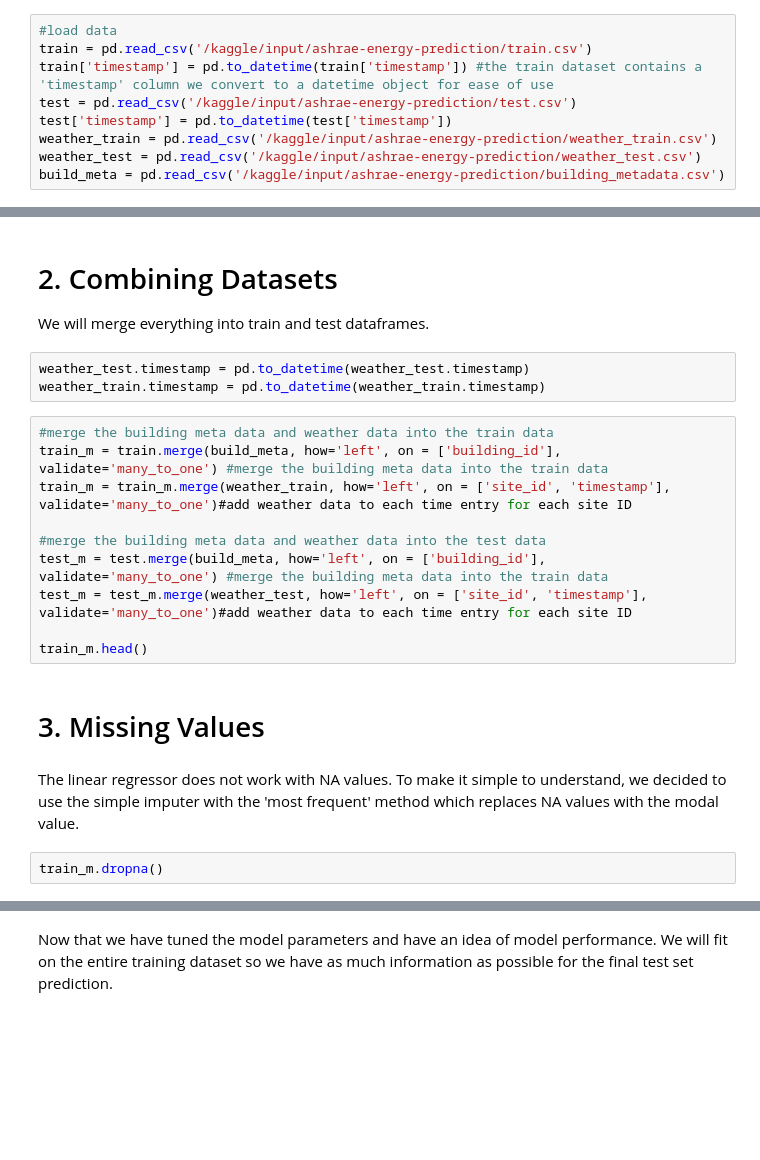
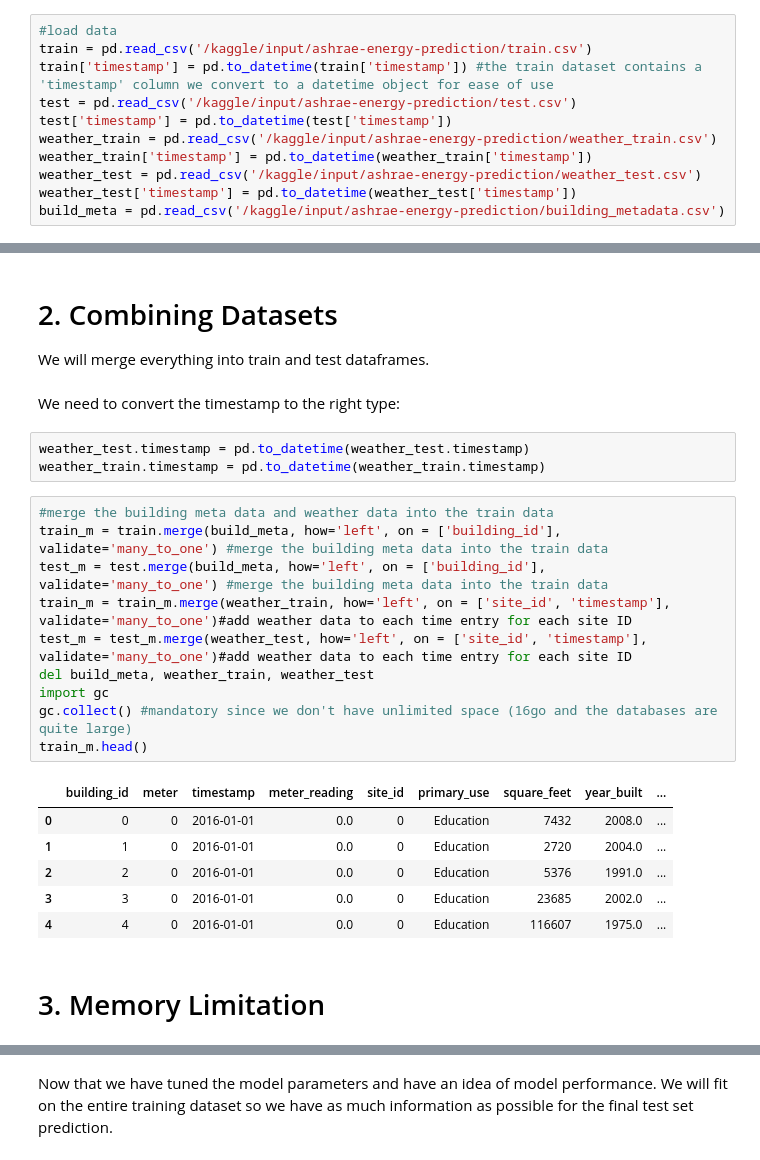
Before and after one commit to DataCampM2DSSAF/suivi_ashrae_fadadedata, a Jupyter notebook: src/ashrae-energy-predictions-first-submission.ipynb, the cells around one changed output, grey strips where cells are left out. Cells and saved outputs as stored; diff of their text form; blank space fills up the shorter version.

```diff
--- a/src/ashrae-energy-predictions-first-submission.ipynb
+++ b/src/ashrae-energy-predictions-first-submission.ipynb
@@ -30,5 +29,7 @@ train['timestamp'] = pd.to_datetime(train['timestamp']) #the train dataset conta
 test = pd.read_csv('/kaggle/input/ashrae-energy-prediction/test.csv')
 test['timestamp'] = pd.to_datetime(test['timestamp'])
 weather_train = pd.read_csv('/kaggle/input/ashrae-energy-prediction/weather_train.csv')
+weather_train['timestamp'] = pd.to_datetime(weather_train['timestamp'])
 weather_test = pd.read_csv('/kaggle/input/ashrae-energy-prediction/weather_test.csv')
+weather_test['timestamp'] = pd.to_datetime(weather_test['timestamp'])
 build_meta = pd.read_csv('/kaggle/input/ashrae-energy-prediction/building_metadata.csv')
@@ -37,22 +46,27 @@ For a simple first model, we are going to merge the training sets to gather all
 # %% [markdown]
 # <a id='2'>2. Combining Datasets</a>
 We will merge everything into train and test dataframes.
+# %% [markdown]
+We need to convert the timestamp to the right type:
 # %%
 weather_test.timestamp = pd.to_datetime(weather_test.timestamp)
 weather_train.timestamp = pd.to_datetime(weather_train.timestamp)
 # %%
 #merge the building meta data and weather data into the train data
 train_m = train.merge(build_meta, how='left', on = ['building_id'], validate='many_to_one') #merge the building meta data into the train data
+test_m = test.merge(build_meta, how='left', on = ['building_id'], validate='many_to_one') #merge the building meta data into the train data
 train_m = train_m.merge(weather_train, how='left', on = ['site_id', 'timestamp'], validate='many_to_one')#add weather data to each time entry for each site ID
-
-#merge the building meta data and weather data into the test data
-test_m = test.merge(build_meta, how='left', on = ['building_id'], validate='many_to_one') #merge the building meta data into the train data
 test_m = test_m.merge(weather_test, how='left', on = ['site_id', 'timestamp'], validate='many_to_one')#add weather data to each time entry for each site ID
-
+del build_meta, weather_train, weather_test
+import gc
+gc.collect() #mandatory since we don't have unlimited space (16go and the databases are quite large)
 train_m.head()
+# %% [output]
+|  | building_id | meter | timestamp | meter_reading | site_id | primary_use | square_feet | year_built | ... |
+| 0 | 0 | 0 | 2016-01-01 | 0.0 | 0 | Education | 7432 | 2008.0 | ... |
+| 1 | 1 | 0 | 2016-01-01 | 0.0 | 0 | Education | 2720 | 2004.0 | ... |
+| 2 | 2 | 0 | 2016-01-01 | 0.0 | 0 | Education | 5376 | 1991.0 | ... |
+| 3 | 3 | 0 | 2016-01-01 | 0.0 | 0 | Education | 23685 | 2002.0 | ... |
+| 4 | 4 | 0 | 2016-01-01 | 0.0 | 0 | Education | 116607 | 1975.0 | ... |
 # %% [markdown]
-# <a id='3'>3. Missing Values</a>
+# <a id='3'>3. Memory Limitation</a>
-# %% [markdown]
-The linear regressor does not work with NA values. To make it simple to understand, we decided to use the simple imputer with the 'most frequent' method which replaces NA values with the modal value.
-# %%
-train_m.dropna()
```
Also changed, not shown: parts of 27 cells of this notebook.
